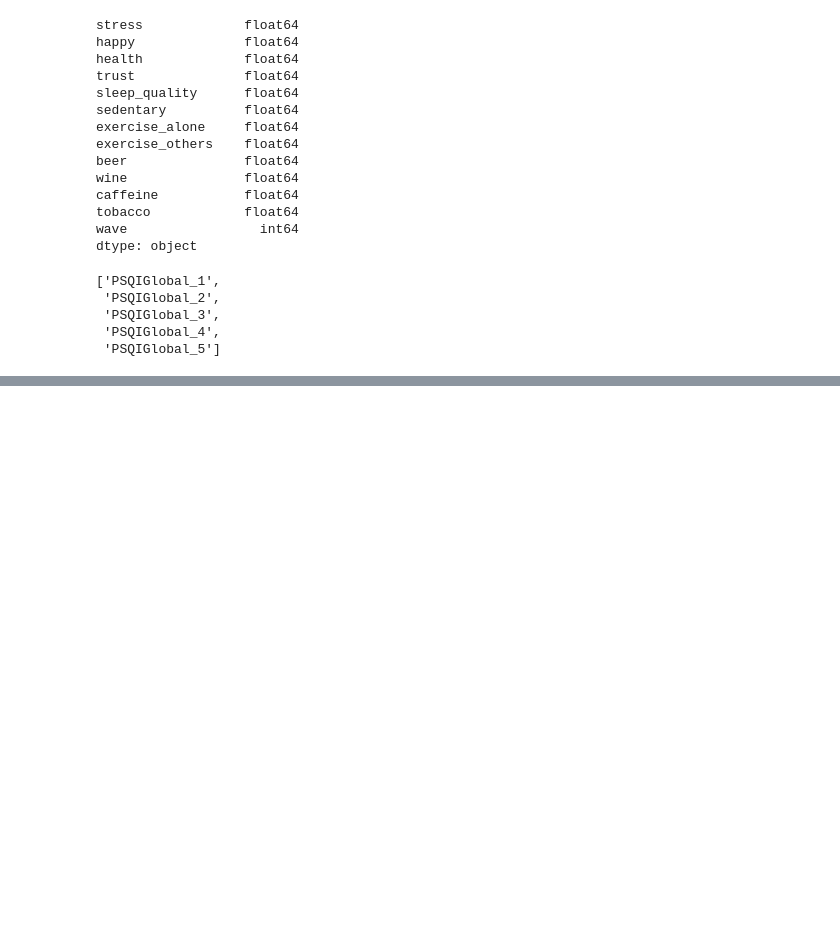
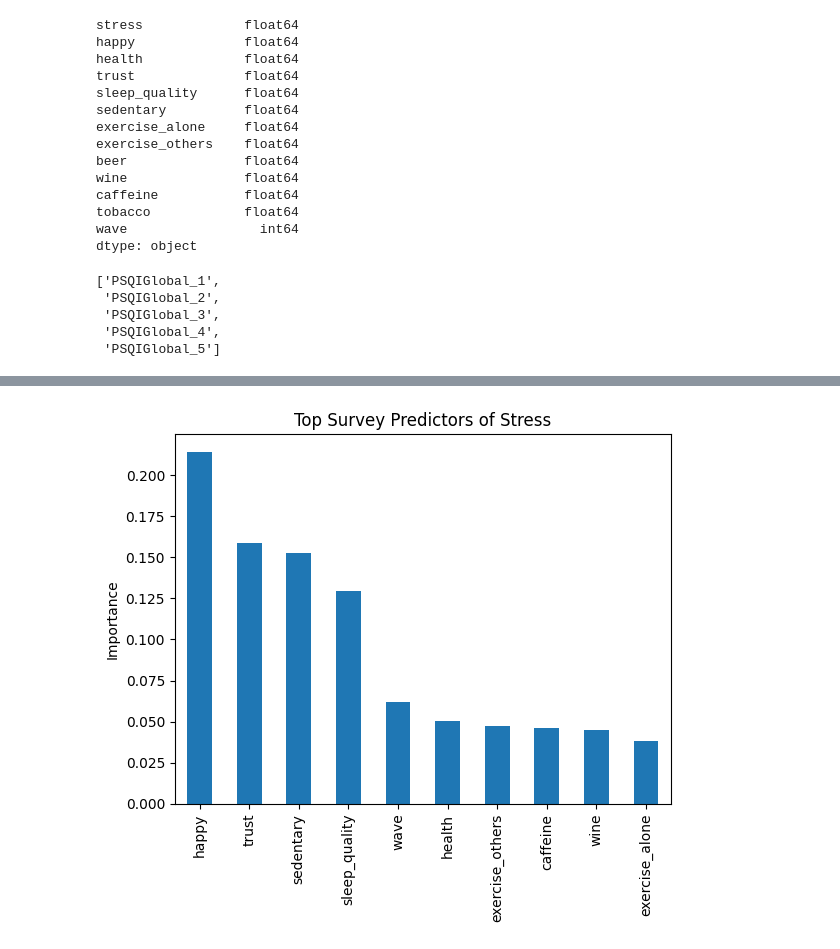
Before and after one commit to zhudiana/wearable-stress-model, a Jupyter notebook: notebooks/survey_model.ipynb, the cells around one changed output, grey strips where cells are left out. Drawn from its saved outputs; the diff is of its cells as text; code cells hidden in the pictures; blank space fills up the shorter version.

```diff
--- a/notebooks/survey_model.ipynb
+++ b/notebooks/survey_model.ipynb
@@ -206,0 +264,4 @@ KeyError: 'PSQIGlobal_6'
+# %%
+X = survey_model_data.drop(columns=["stress"])
+y = survey_model_data["stress"]
+groups = survey_model_data["egoid"]
@@ -206,0 +285,3 @@ KeyError: 'PSQIGlobal_6'
+# %%
+X_train = X_train.drop(columns=["egoid"])
+X_test = X_test.drop(columns=["egoid"])
@@ -206,0 +309,18 @@ KeyError: 'PSQIGlobal_6'
+# %%
+from sklearn.ensemble import RandomForestRegressor
+
+rf = RandomForestRegressor(
+    n_estimators=200,
+    max_depth=10,
+    random_state=42
+)
+
+rf.fit(X_train, y_train)
+
+rf_pred = rf.predict(X_test)
+
+rf_mae = mean_absolute_error(y_test, rf_pred)
+rf_r2 = r2_score(y_test, rf_pred)
+
+print("Random Forest MAE:", rf_mae)
+print("Random Forest R2:", rf_r2)
@@ -206,0 +330,9 @@ KeyError: 'PSQIGlobal_6'
+# %%
+import pandas as pd
+
+feature_importance = pd.Series(
+    rf.feature_importances_,
+    index=X_train.columns
+).sort_values(ascending=False)
+
+feature_importance
@@ -206,0 +353,9 @@ KeyError: 'PSQIGlobal_6'
+# %%
+import matplotlib.pyplot as plt
+
+feature_importance.head(10).plot(kind="bar")
+plt.title("Top Survey Predictors of Stress")
+plt.ylabel("Importance")
+plt.show()
+# %% [output]
+[figure, added]
```
Also changed, not shown: parts of 20 cells of this notebook.
